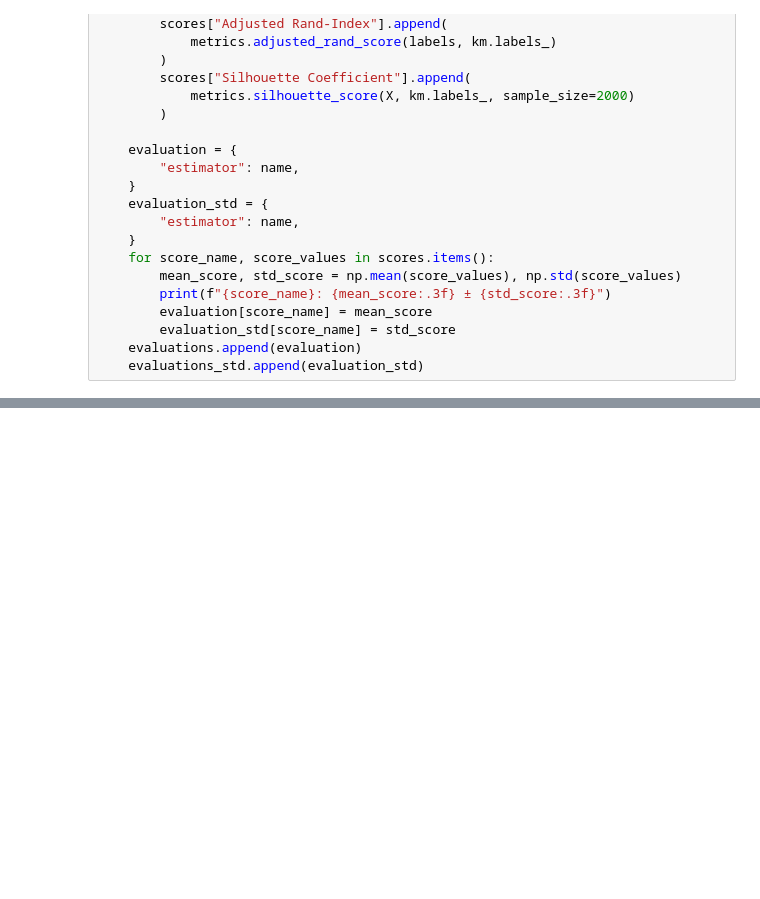
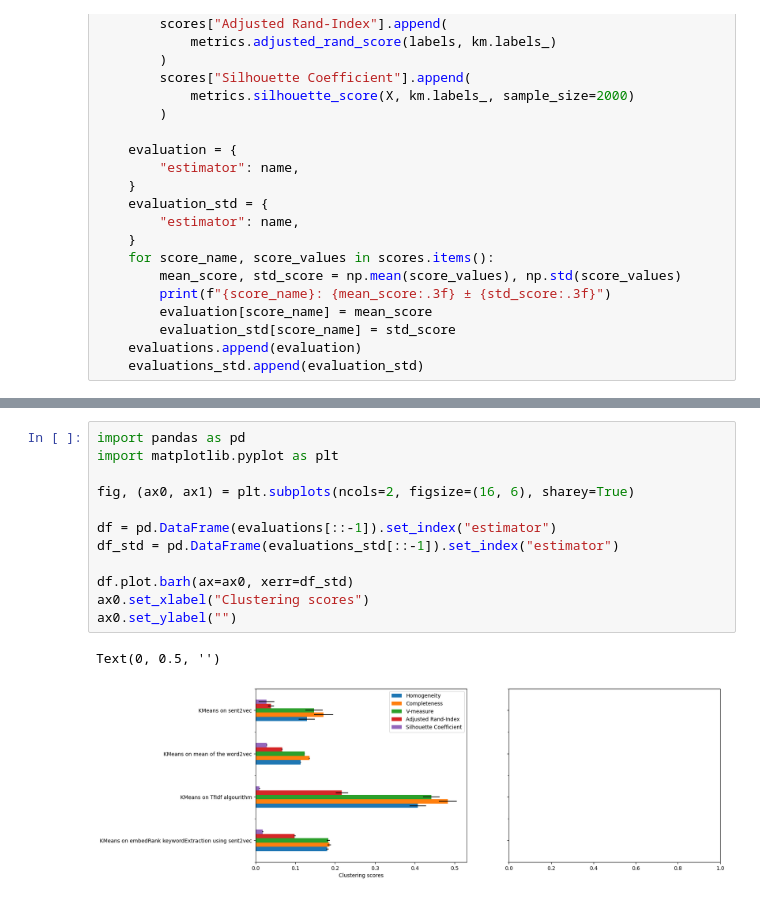
Before and after one commit to E-Ghafour/Document_Clustering, a Jupyter notebook: DocumentClustering.ipynb, the cells around one changed output, grey strips where cells are left out. Saved outputs shown, nothing was run; the diff lists cells and outputs as text; blank space fills up the shorter version.

Commit message:
4 approached and their evaluations were implemented

```diff
--- a/DocumentClustering.ipynb
+++ b/DocumentClustering.ipynb
@@ -266,0 +198,15 @@ dtype: int64
+# %%
+import pandas as pd
+import matplotlib.pyplot as plt
+
+fig, (ax0, ax1) = plt.subplots(ncols=2, figsize=(16, 6), sharey=True)
+
+df = pd.DataFrame(evaluations[::-1]).set_index("estimator")
+df_std = pd.DataFrame(evaluations_std[::-1]).set_index("estimator")
+
+df.plot.barh(ax=ax0, xerr=df_std)
+ax0.set_xlabel("Clustering scores")
+ax0.set_ylabel("")
+# %% [output]
+Text(0, 0.5, '')
+[figure, added]
```
Also changed, not shown: parts of 21 cells of this notebook.
